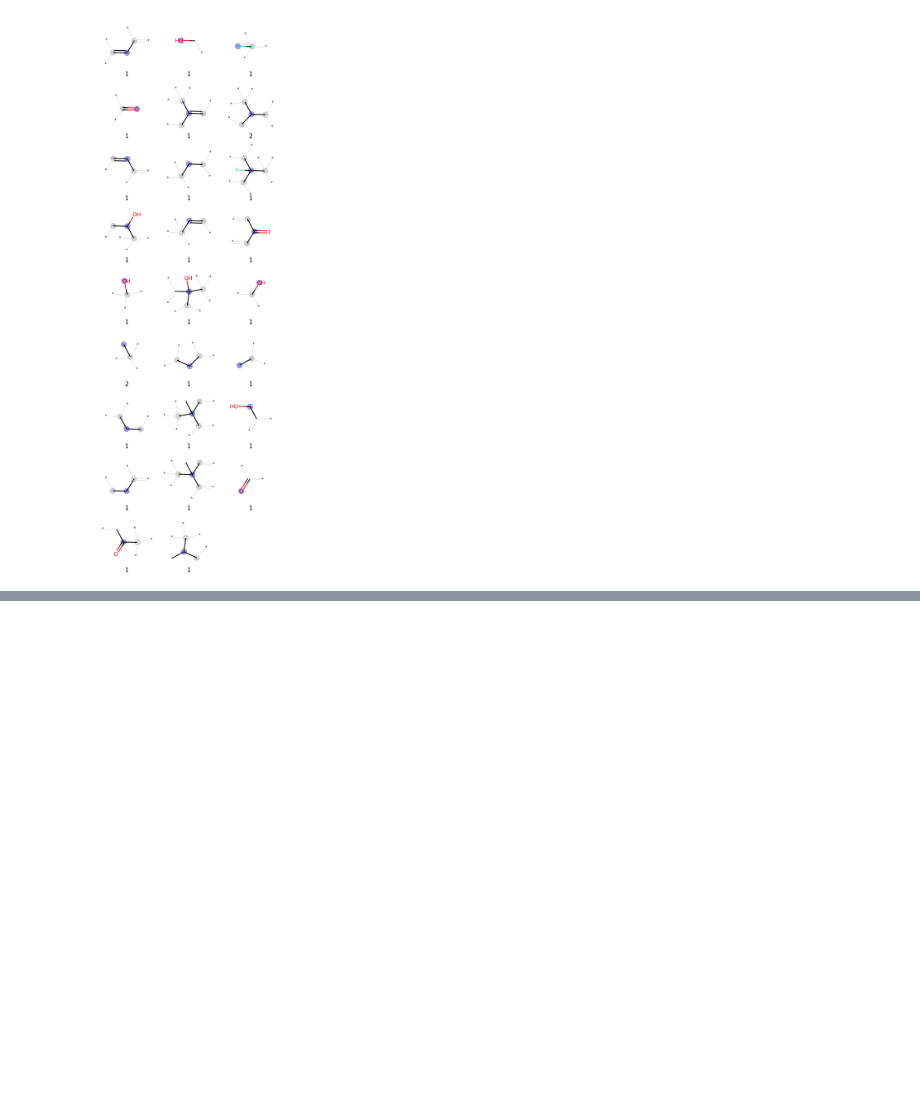
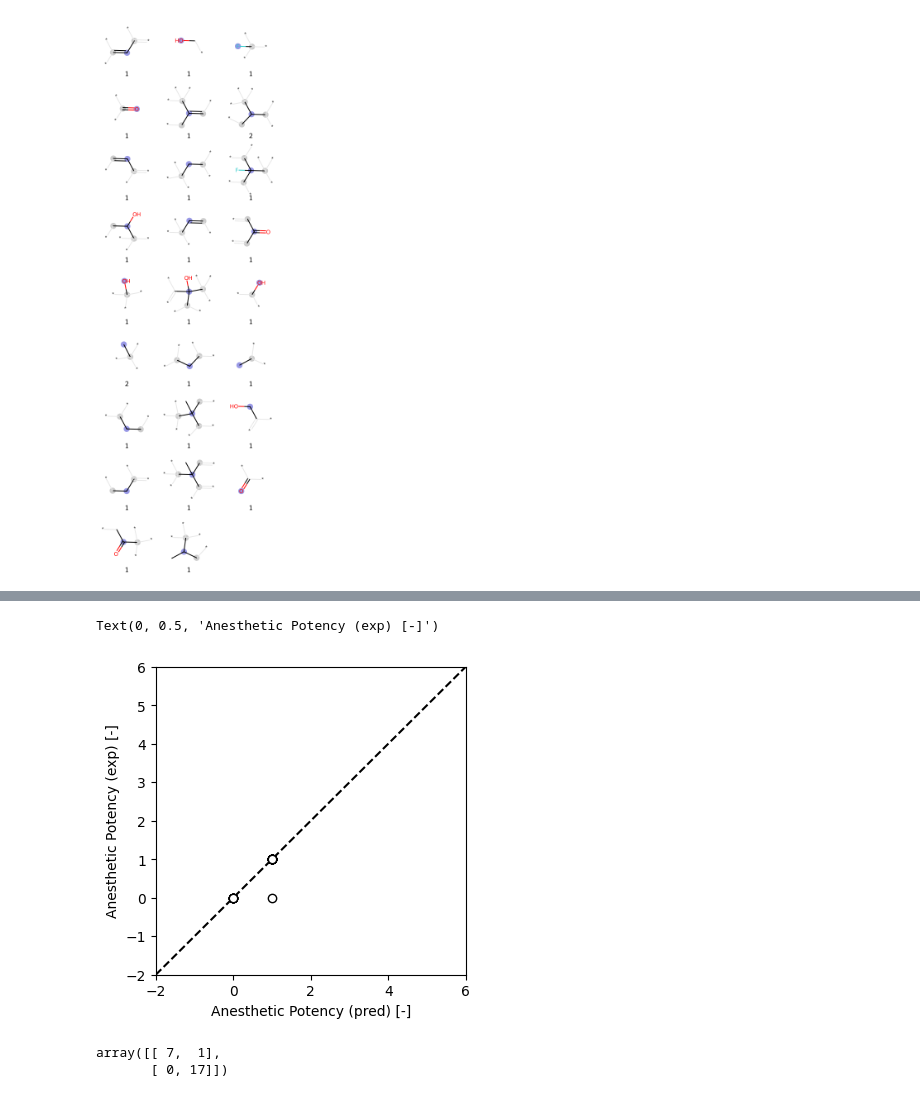
Before and after one commit to BradyCh/ACTSO_Anesthetics, a Jupyter notebook: ACTSO_project.ipynb, the cells around one changed output, grey strips where cells are left out. Drawn from its saved outputs; the diff is of its cells as text; code cells hidden in the pictures; blank space fills up the shorter version.

```diff
--- a/ACTSO_project.ipynb
+++ b/ACTSO_project.ipynb
@@ -573,0 +626,19 @@ Draw.DrawMorganBits(list_bits, legends=legends)
+# %%
+fingerprint=np.zeros([len(data['SMILES']),2000])
+AP=np.zeros([len(data['SMILES']),1])
+for smiles_idx, smiles in enumerate(data['SMILES']):
+  mol = Chem.MolFromSmiles(smiles)
+  bi = {}
+  fp0 = rdMolDescriptors.GetMorganFingerprintAsBitVect(mol, radius=0,bitInfo=bi)
+  for x in fp0.GetOnBits():
+    fingerprint[smiles_idx,x]=len(bi[x])
+    #AP[smiles_idx]=df['APexp'][smiles_idx]
+
+
+import numpy as np
+import matplotlib.pyplot as plt
+import sklearn as sklearn
+from sklearn.linear_model import LinearRegression
+
+x=fingerprint
+# model = pickle.load('model.pkl')
@@ -573,0 +677,52 @@ Draw.DrawMorganBits(list_bits, legends=legends)
+# %%
+# import the class
+from sklearn.linear_model import LogisticRegression
+from rdkit.Chem import rdMolDescriptors
+import numpy as np
+
+fingerprint=np.zeros([len(data['SMILES']),2000])
+AP=np.zeros([len(data['SMILES']),1])
+for smiles_idx, smiles in enumerate(data['SMILES']):
+  mol = Chem.MolFromSmiles(smiles)
+  bi = {}
+  fp0 = rdMolDescriptors.GetMorganFingerprintAsBitVect(mol, radius=0,bitInfo=bi)
+  for x in fp0.GetOnBits():
+    fingerprint[smiles_idx,x]=len(bi[x])
+    AP[smiles_idx]=data['Actual class'][smiles_idx]
+fingerprint
+
+import numpy as np
+import matplotlib.pyplot as plt
+import sklearn as sklearn
+from sklearn.linear_model import LinearRegression
+
+x=fingerprint
+y=AP
+# instantiate the model (using the default parameters)
+logreg = LogisticRegression(random_state=16)
+
+# fit the model with data
+logreg.fit(x,y)
+
+
+y_pred=logreg.predict(x)
+
+fig,ax = plt.subplots(1,1,figsize=(4,4))
+ax.plot([-2,6],[-2,6],'k--')
+ax.plot(y_pred,y,'ko',markerfacecolor='w')
+ax.set_xlim([-2,6])
+ax.set_ylim([-2,6])
+ax.set_xlabel('Anesthetic Potency (pred) [-]')
+ax.set_ylabel('Anesthetic Potency (exp) [-]')
+# %% [output]
+Text(0, 0.5, 'Anesthetic Potency (exp) [-]')
+[figure, added]
+# %%
+# import the metrics class
+from sklearn import metrics
+
+cnf_matrix = metrics.confusion_matrix(y, y_pred)
+cnf_matrix
+# %% [output]
+array([[ 7,  1],
+       [ 0, 17]])
```
Also changed, not shown: parts of 7 cells of this notebook.
